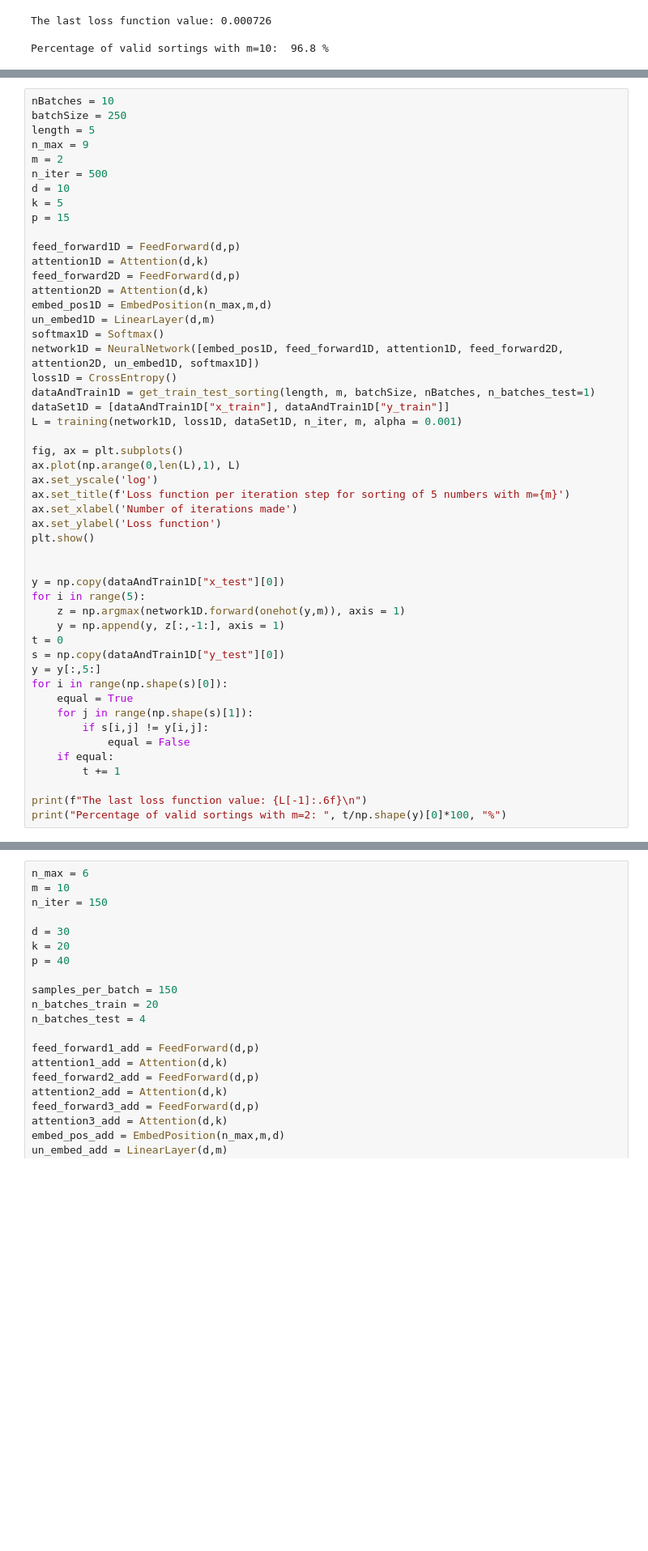
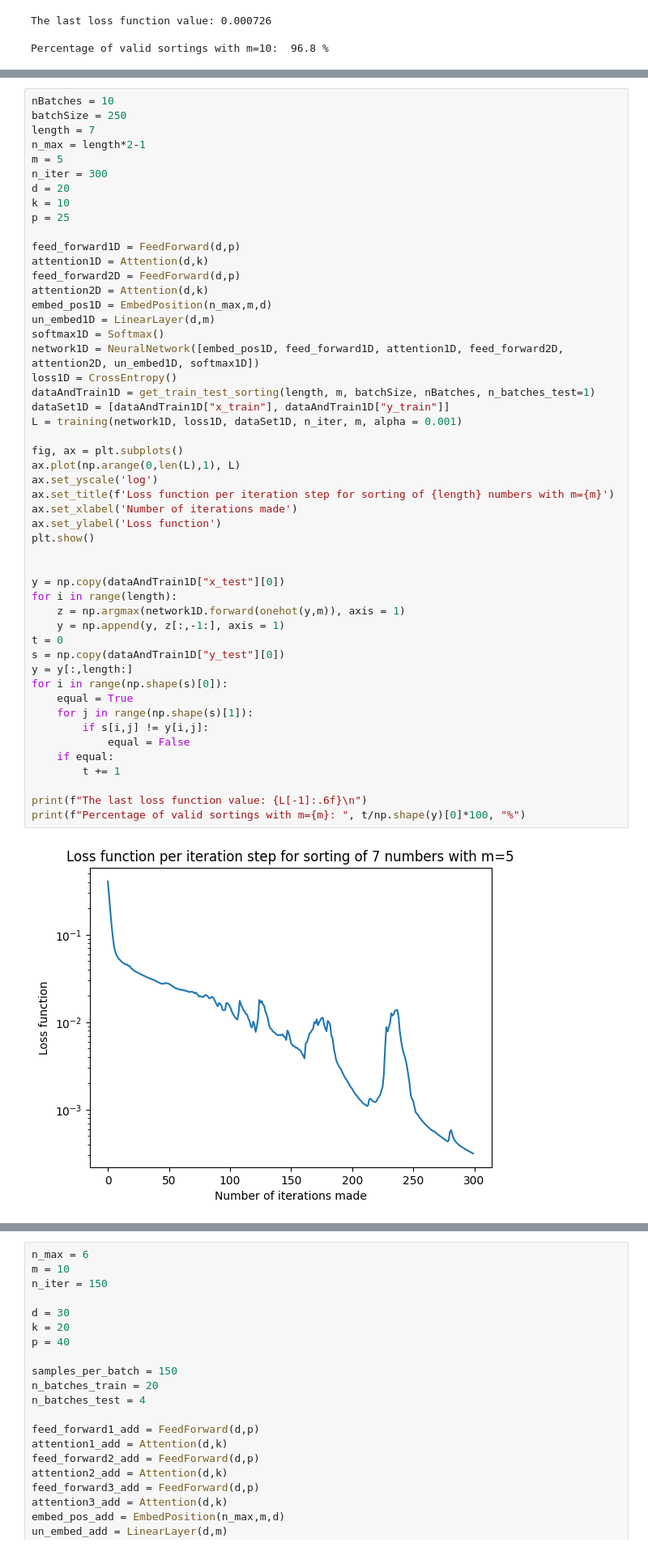
Before and after one commit to OliverRuden/TMA4320-scientific-computing, a Jupyter notebook: test_implementation.ipynb, the cells around one changed output, grey strips where cells are left out. Shown at 81% size. Saved outputs shown, nothing was run; the diff lists cells and outputs as text; blank space fills up the shorter version.

Commit message:
sorting with m=5

```diff
--- a/test_implementation.ipynb
+++ b/test_implementation.ipynb
@@ -170,13 +174,13 @@ Percentage of valid sortings with m=10:  96.8 %
 # %%
 nBatches = 10
 batchSize = 250
-length = 5
-n_max = 9
-m = 2
-n_iter = 500
-d = 10
-k = 5
-p = 15
+length = 7
+n_max = length*2-1
+m = 5
+n_iter = 300
+d = 20
+k = 10
+p = 25
 
 feed_forward1D = FeedForward(d,p)
 attention1D = Attention(d,k)
@@ -187,34 +191,35 @@ un_embed1D = LinearLayer(d,m)
 softmax1D = Softmax()
 network1D = NeuralNetwork([embed_pos1D, feed_forward1D, attention1D, feed_forward2D, attention2D, un_embed1D, softmax1D])
 loss1D = CrossEntropy()
 dataAndTrain1D = get_train_test_sorting(length, m, batchSize, nBatches, n_batches_test=1)
 dataSet1D = [dataAndTrain1D["x_train"], dataAndTrain1D["y_train"]]
 L = training(network1D, loss1D, dataSet1D, n_iter, m, alpha = 0.001)
 
 fig, ax = plt.subplots()
 ax.plot(np.arange(0,len(L),1), L)
 ax.set_yscale('log')
-ax.set_title(f'Loss function per iteration step for sorting of 5 numbers with m={m}')
+ax.set_title(f'Loss function per iteration step for sorting of {length} numbers with m={m}')
 ax.set_xlabel('Number of iterations made')
 ax.set_ylabel('Loss function')
 plt.show()
 
 
 y = np.copy(dataAndTrain1D["x_test"][0])
-for i in range(5):
+for i in range(length):
     z = np.argmax(network1D.forward(onehot(y,m)), axis = 1)
     y = np.append(y, z[:,-1:], axis = 1)
 t = 0
 s = np.copy(dataAndTrain1D["y_test"][0])
-y = y[:,5:]
+y = y[:,length:]
 for i in range(np.shape(s)[0]):
     equal = True
     for j in range(np.shape(s)[1]):
         if s[i,j] != y[i,j]:
             equal = False
     if equal:
         t += 1
 
 print(f"The last loss function value: {L[-1]:.6f}\n")
-print("Percentage of valid sortings with m=2: ", t/np.shape(y)[0]*100, "%")
+print(f"Percentage of valid sortings with m={m}: ", t/np.shape(y)[0]*100, "%")
 # %% [output]
+[figure, added]
```
Also changed, not shown: parts of 2 cells of this notebook, 1 other file.
